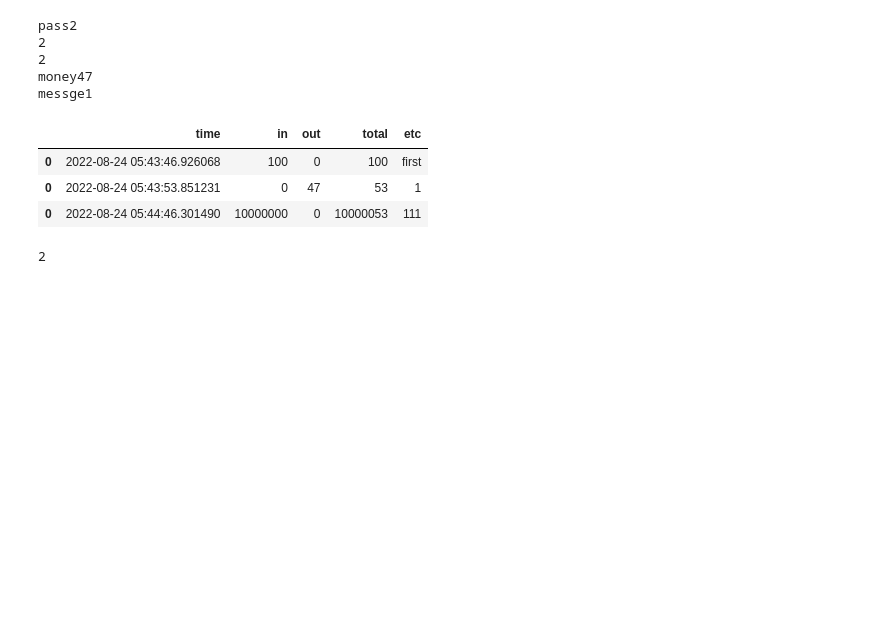
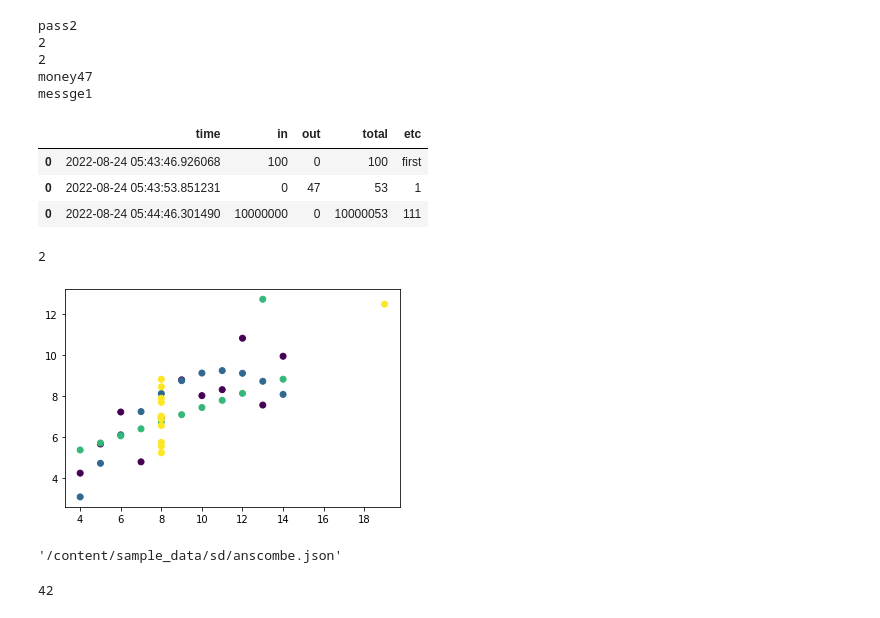
Before and after one commit to chi-hun/chi-hun, a Jupyter notebook: Untitled4.ipynb, the cells around one changed output. Cells and saved outputs as stored; diff of their text form; code cells hidden in the pictures; blank space fills up the shorter version.

```diff
--- a/Untitled4.ipynb
+++ b/Untitled4.ipynb
@@ -1926,0 +1933,8 @@ a.pw
+# %%
+lae = LabelEncoder()
+df = pd.read_json('/content/sample_data/anscombe.json')
+df['Series'] = lae.fit_transform(df['Series'])
+plt.scatter(df['X'],df['Y'],c=df['Series'])
+plt.show()
+# %% [output]
+[figure, added]
@@ -1926,0 +1943,4 @@ a.pw
+# %%
+shutil.copy('/content/sample_data/anscombe.json', '/content/sample_data/sd/')
+# %% [output]
+'/content/sample_data/sd/anscombe.json'
@@ -1926,0 +1952,4 @@ a.pw
+# %%
+config.seed
+# %% [output]
+42
```
Also changed, not shown: parts of 69 cells of this notebook.
